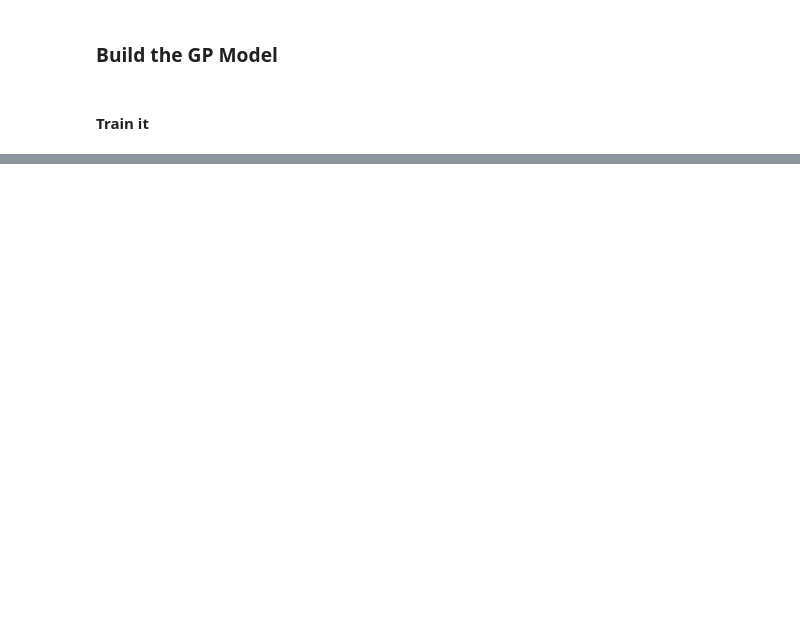
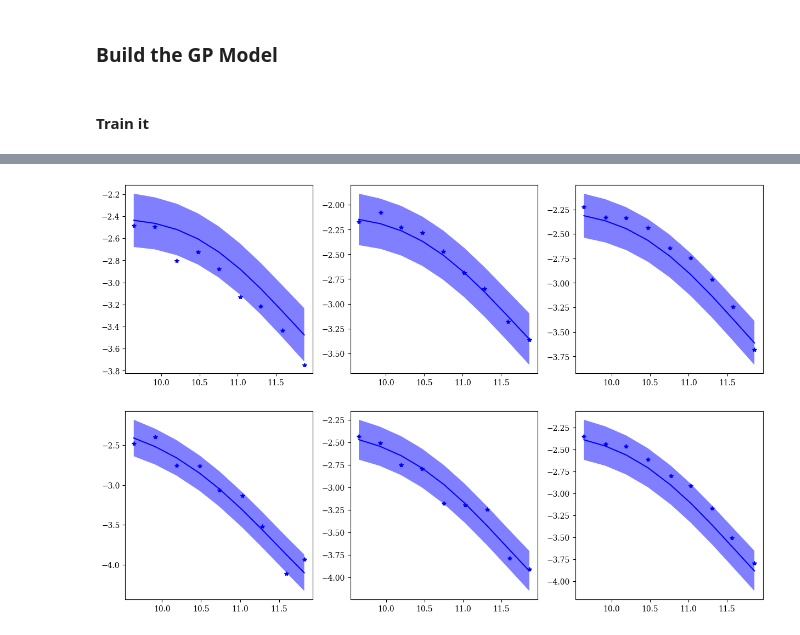
Before and after one commit to fgmaion/MTNG-resims, a Jupyter notebook: Notebooks/GP_fixed_GFM.ipynb, the cells around one changed output, grey strips where cells are left out. Cells and saved outputs as stored; diff of their text form; code cells hidden in the pictures; blank space fills up the shorter version.

```diff
--- a/Notebooks/GP_fixed_GFM.ipynb
+++ b/Notebooks/GP_fixed_GFM.ipynb
@@ -369,3 +370,31 @@ Text(0, 0.5, 'SMF')
+# %%
+with torch.no_grad(), gpytorch.settings.fast_pred_var():
+    # Initialize plot
+    f, ax = plt.subplots(2, 3, figsize=(15, 10), dpi=100)
+
+    for i in range(2):
+        for j in range(3):
+            # ax[i,j].set_ylim(-5, -1)
+            test_x = torch.asarray(pars(test_sel[3*i+j], np.log10(zoom_smf[name_list[test_sel[3*i+j]]]['mstar'][0])), dtype=torch.float)
+            observed_pred = likelihood(model(torch.asarray(test_x, dtype=torch.float)))
+
+            # Get upper and lower confidence bounds
+            lower, upper = observed_pred.confidence_region()
+            # Plot test data as black stars
+            ax[i,j].plot(np.log10(zoom_smf[name_list[test_sel[3*i+j]]]['mstar'][0]), np.log10(zoom_smf[name_list[test_sel[3*i+j]]]['smf'][0]), 'b*')
+
+            # Plot predictive means as blue line
+        #    for i in range(10):
+        #        ax.plot(mstar_test, smf_test.sample().numpy(), 'b', ls='--', lw=0.5)
+            ax[i,j].plot(test_x[:,0], observed_pred.mean.numpy(), 'b')
+
+            # Shade between the lower and upper confidence bounds
+            ax[i,j].fill_between(test_x[:,0].numpy(), observed_pred.mean.numpy()-observed_pred.stddev.numpy(), observed_pred.mean.numpy()+observed_pred.stddev.numpy(), color='b', alpha=0.5, edgecolor=None)
+
+# ax.set_xlabel('$M_*$')
+# ax.set_ylabel('SMF')
+# %% [output]
+[figure, added]
 # %%
 with torch.no_grad():
     # Initialize plot
```
Also changed, not shown: parts of 37 cells of this notebook, 4 other files.
